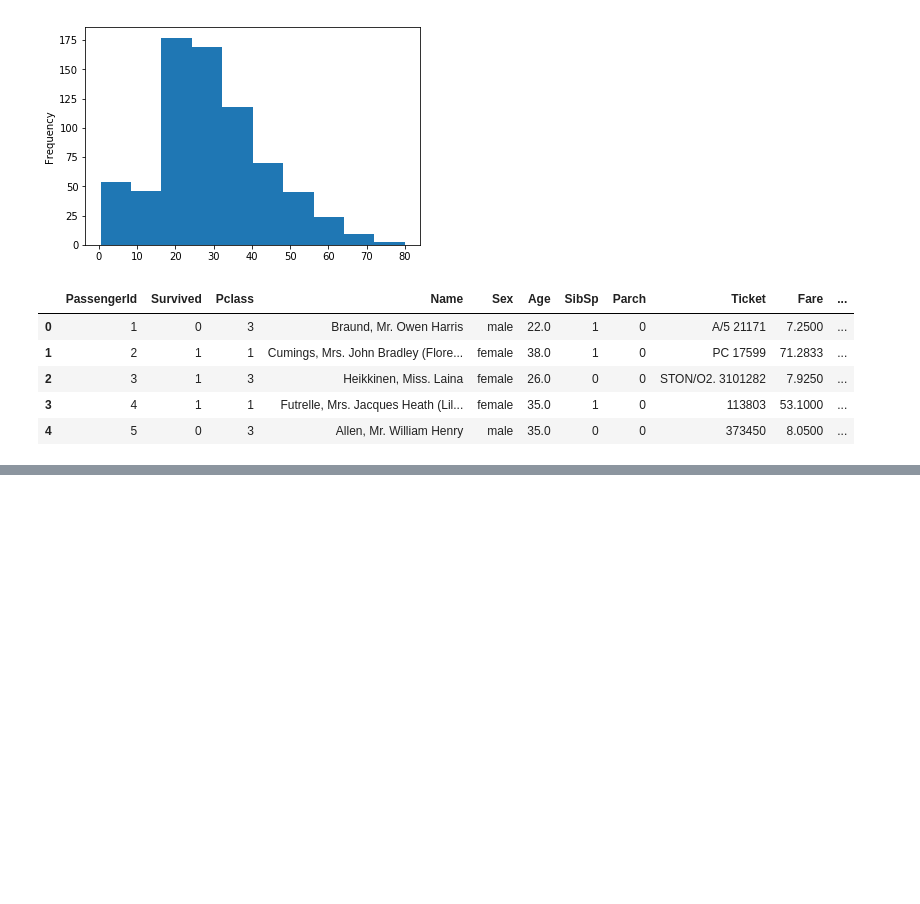
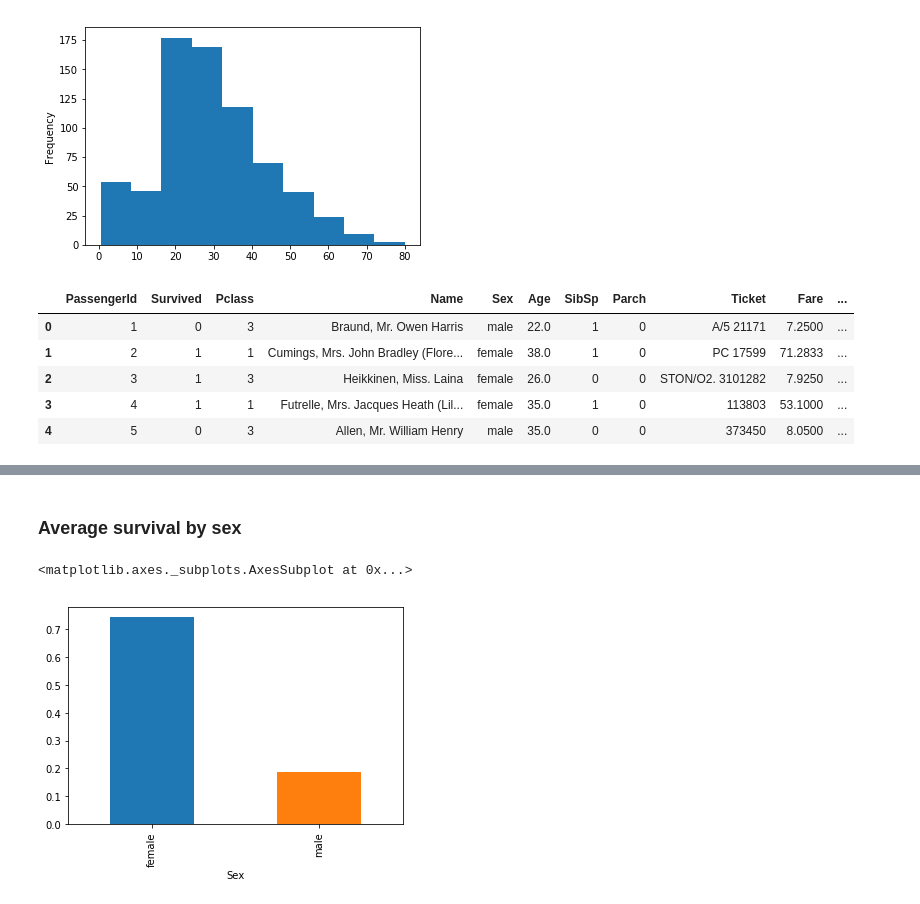
Before and after one commit to matheusbsilva/titanic-ml, a Jupyter notebook: titanic.ipynb, the cells around one changed output, grey strips where cells are left out. Cells and saved outputs as stored; diff of their text form; code cells hidden in the pictures; blank space fills up the shorter version.

```diff
--- a/titanic.ipynb
+++ b/titanic.ipynb
@@ -75,0 +74,7 @@ df_train.loc[df_train.AgeRange == 'old'].Survived.mean()
+# %% [markdown]
+### Average survival by sex
+# %%
+df_train.groupby('Sex').Survived.mean().plot.bar()
+# %% [output]
+<matplotlib.axes._subplots.AxesSubplot at 0x...>
+[figure, added]
```
Also changed, not shown: parts of 9 cells of this notebook.
